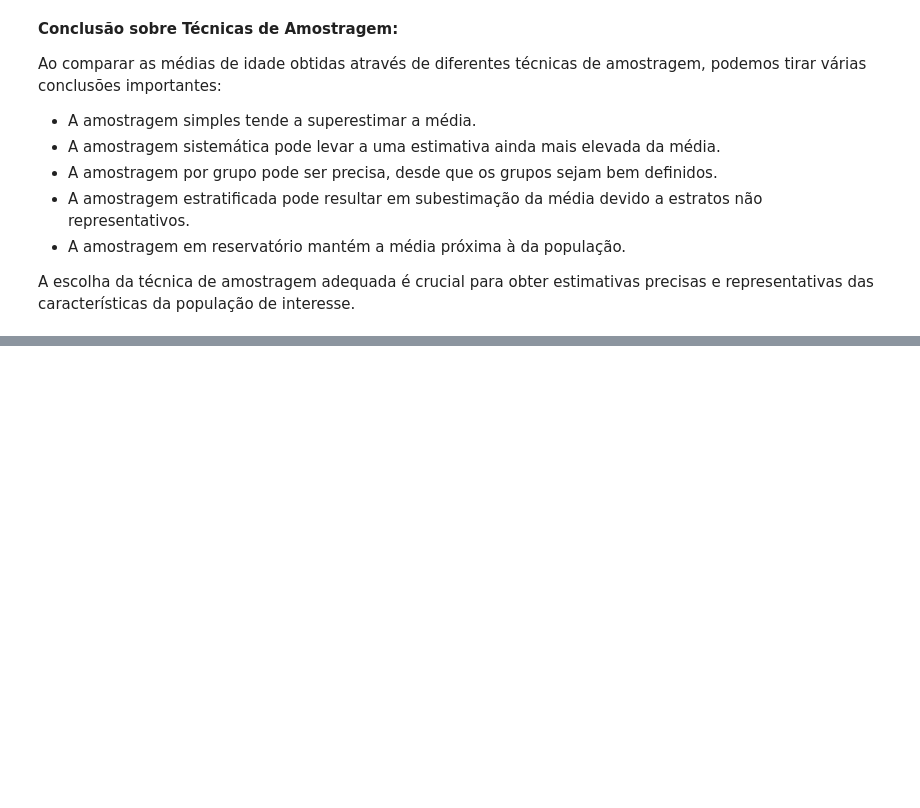
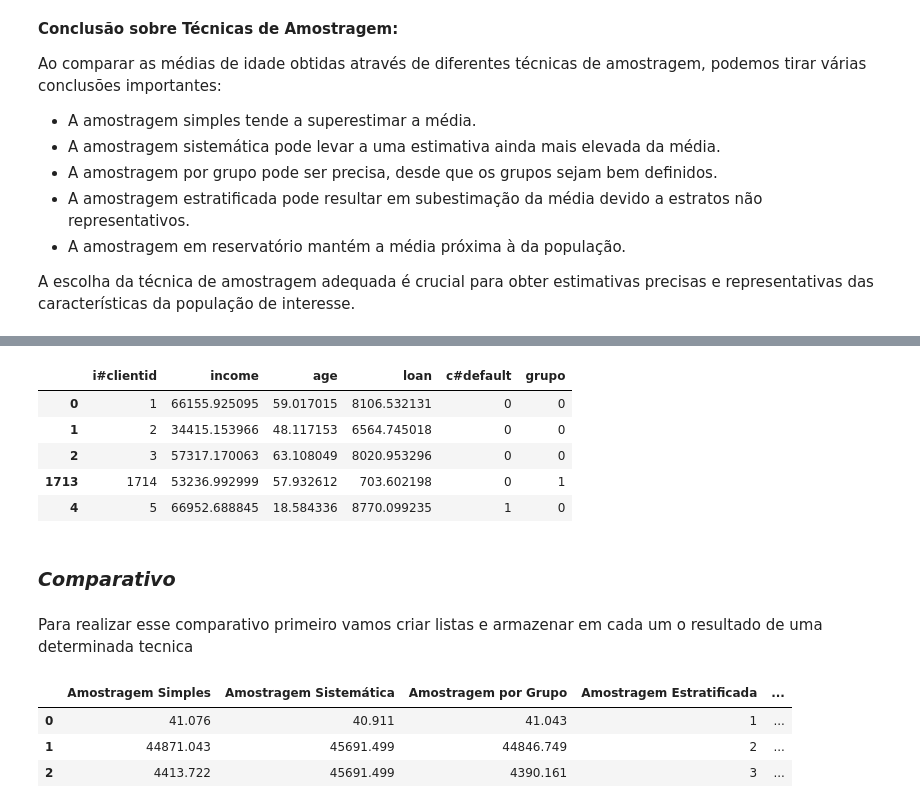
Before and after one commit to JosenildoJunior/StatPyDataScience, a Jupyter notebook: População_e_Amostra.ipynb, the cells around one changed output, grey strips where cells are left out. Saved outputs shown, nothing was run; the diff lists cells and outputs as text; code cells hidden in the pictures; blank space fills up the shorter version.

```diff
--- a/População_e_Amostra.ipynb
+++ b/População_e_Amostra.ipynb
@@ -498,0 +649,3 @@ A escolha da técnica de amostragem adequada é crucial para obter estimativas p
+# %%
+# Atribuindo o resultado da função na variável
+desafio_reservatorio = amostragem_reservatorio(df_desafio, 1000)
@@ -498,0 +657,10 @@ A escolha da técnica de amostragem adequada é crucial para obter estimativas p
+# %%
+# Observando os registros
+desafio_reservatorio.head()
+# %% [output]
+|  | i#clientid | income | age | loan | c#default | grupo |
+| 0 | 1 | 66155.925095 | 59.017015 | 8106.532131 | 0 | 0 |
+| 1 | 2 | 34415.153966 | 48.117153 | 6564.745018 | 0 | 0 |
+| 2 | 3 | 57317.170063 | 63.108049 | 8020.953296 | 0 | 0 |
+| 1713 | 1714 | 53236.992999 | 57.932612 | 703.602198 | 0 | 1 |
+| 4 | 5 | 66952.688845 | 18.584336 | 8770.099235 | 1 | 0 |
@@ -498,0 +676,4 @@ A escolha da técnica de amostragem adequada é crucial para obter estimativas p
+# %% [markdown]
+### *Comparativo*
+# %% [markdown]
+Para realizar esse comparativo primeiro vamos criar listas e armazenar em cada um o resultado de uma determinada tecnica
@@ -498,0 +699,8 @@ A escolha da técnica de amostragem adequada é crucial para obter estimativas p
+# %%
+# Comparando os resultados
+df_comparativo
+# %% [output]
+|  | Amostragem Simples | Amostragem Sistemática | Amostragem por Grupo | Amostragem Estratificada | ... |
+| 0 | 41.076 | 40.911 | 41.043 | 1 | ... |
+| 1 | 44871.043 | 45691.499 | 44846.749 | 2 | ... |
+| 2 | 4413.722 | 45691.499 | 4390.161 | 3 | ... |
```
Also changed, not shown: parts of 39 cells of this notebook.
